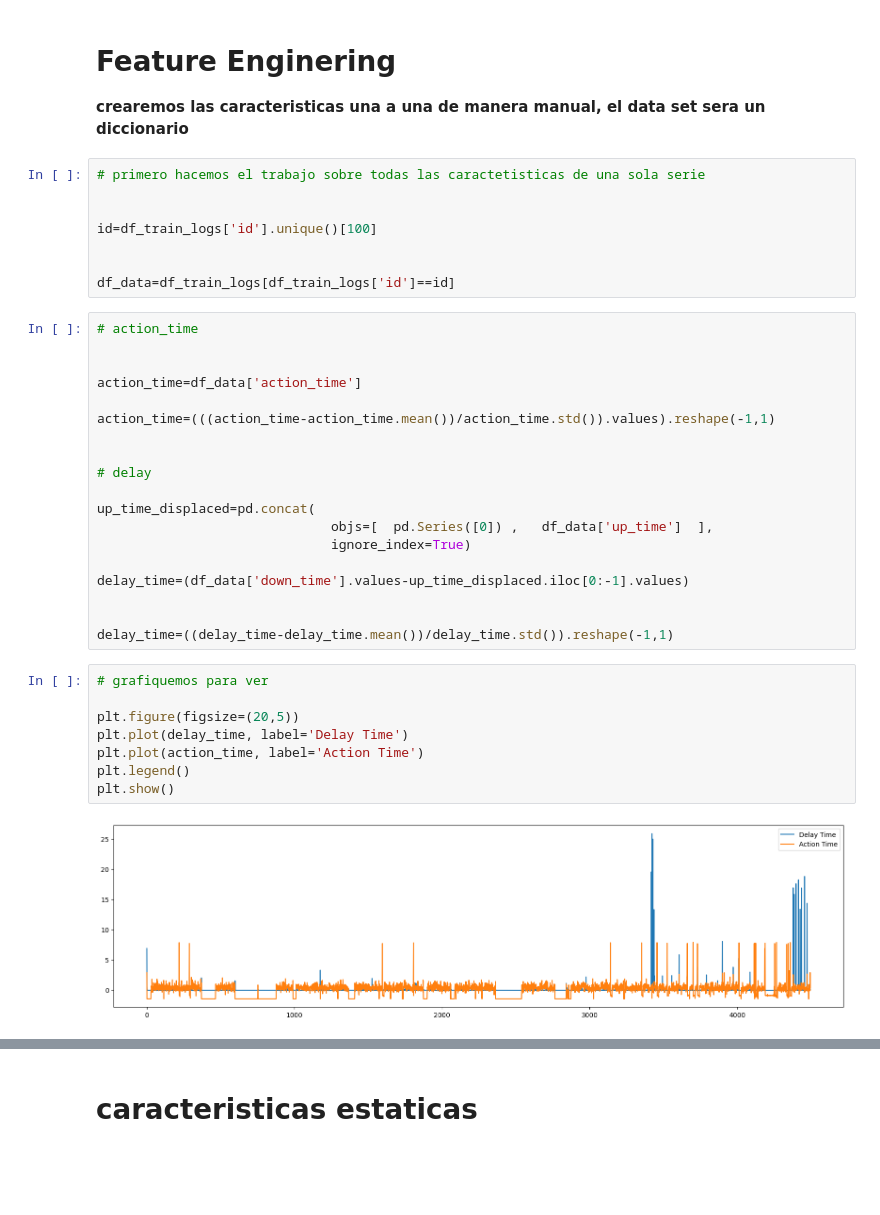
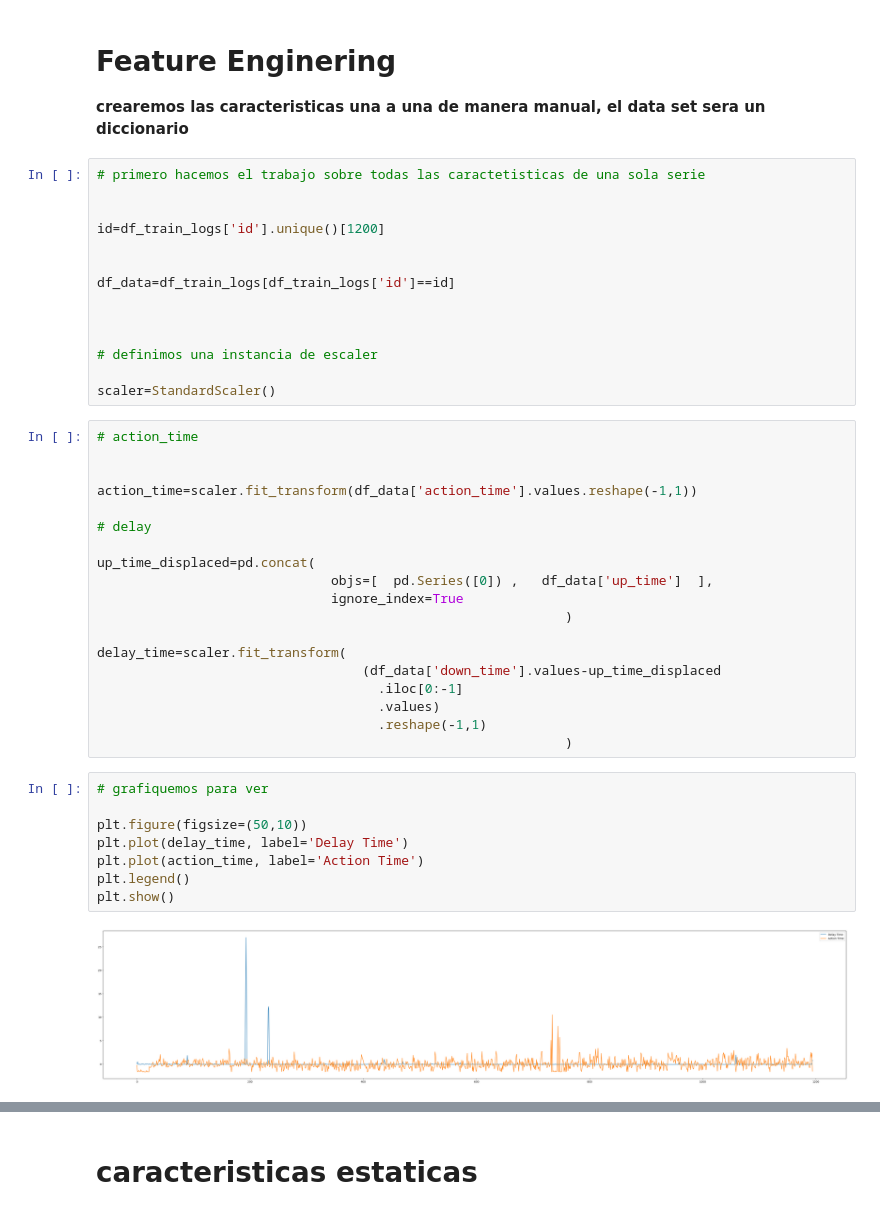
Before and after one commit to andresdevml/dl_writing_quality, a Jupyter notebook: data_experimentation.ipynb, the cells around one changed output, grey strips where cells are left out. Cells and saved outputs as stored; diff of their text form; blank space fills up the shorter version.

```diff
--- a/data_experimentation.ipynb
+++ b/data_experimentation.ipynb
@@ -56,39 +56,45 @@ Index(['id', 'event_id', 'down_time', 'up_time', 'action_time', 'activity',
 # primero hacemos el trabajo sobre todas las caractetisticas de una sola serie
 
 
-id=df_train_logs['id'].unique()[100]
+id=df_train_logs['id'].unique()[1200]
 
 
 df_data=df_train_logs[df_train_logs['id']==id]
+
+
+
+# definimos una instancia de escaler
+
+scaler=StandardScaler()
 # %%
 # action_time
 
 
-action_time=df_data['action_time']
-
-action_time=(((action_time-action_time.mean())/action_time.std()).values).reshape(-1,1)
-
+action_time=scaler.fit_transform(df_data['action_time'].values.reshape(-1,1))
 
 # delay
 
 up_time_displaced=pd.concat(
                               objs=[  pd.Series([0]) ,   df_data['up_time']  ],
-                              ignore_index=True)
+                              ignore_index=True
+                                                            )
 
-delay_time=(df_data['down_time'].values-up_time_displaced.iloc[0:-1].values)
-
-
-delay_time=((delay_time-delay_time.mean())/delay_time.std()).reshape(-1,1)
+delay_time=scaler.fit_transform(
+                                  (df_data['down_time'].values-up_time_displaced
+                                    .iloc[0:-1]
+                                    .values)
+                                    .reshape(-1,1)
+                                                            )
 # %%
 # grafiquemos para ver
 
-plt.figure(figsize=(20,5))
+plt.figure(figsize=(50,10))
 plt.plot(delay_time, label='Delay Time')
 plt.plot(action_time, label='Action Time')
 plt.legend()
 plt.show()
 # %% [output]
-[figure, old version]
+[figure, new version]
 # %%
 # activity
 
```
Also changed, not shown: parts of 50 cells of this notebook.
